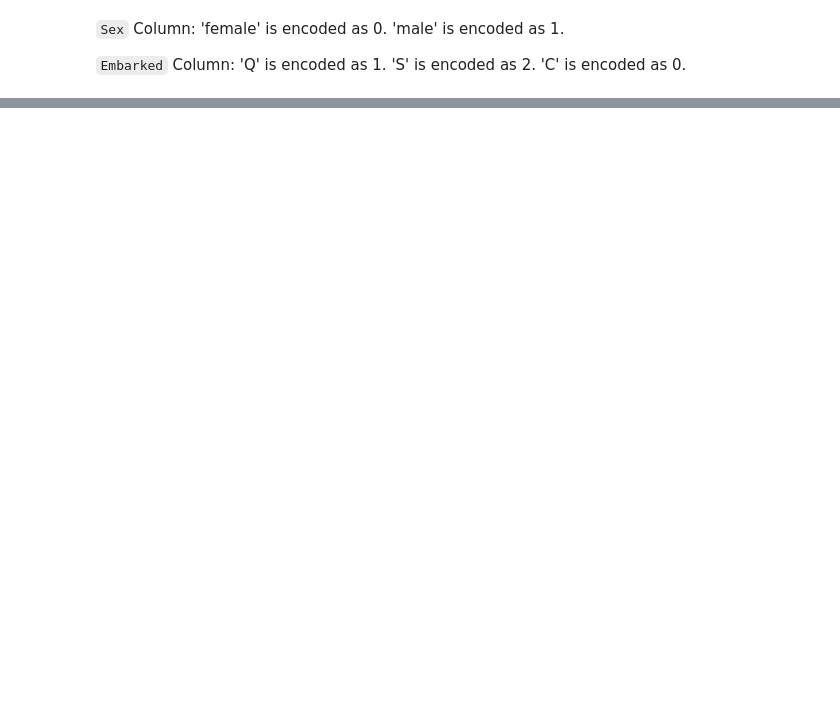
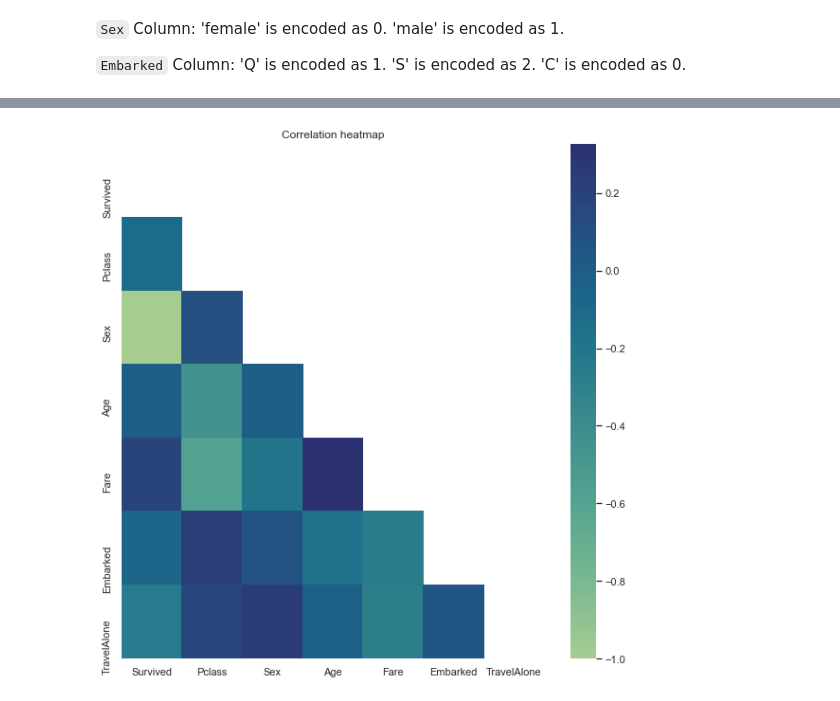
Before and after one commit to Chelangat-sharon/CODSOFT, a Jupyter notebook: Task 1.ipynb, the cells around one changed output, grey strips where cells are left out. Drawn from its saved outputs; the diff is of its cells as text; code cells hidden in the pictures; blank space fills up the shorter version.

```diff
--- a/Task 1.ipynb
+++ b/Task 1.ipynb
@@ -600,0 +625,10 @@ df.head()
+# %%
+# Heat map for the survived data correlation coeficients
+plt.figure(figsize=(10, 10))
+plt.title('Correlation heatmap')
+corr=df.corr()
+mask=np.triu(corr)
+sns.heatmap(corr,cmap='crest',mask=mask)
+plt.show()
+# %% [output]
+[figure, added]
```
Also changed, not shown: parts of 32 cells of this notebook.
